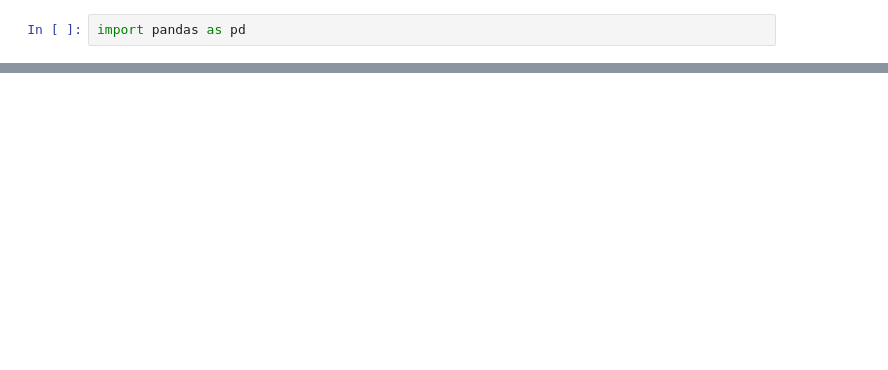
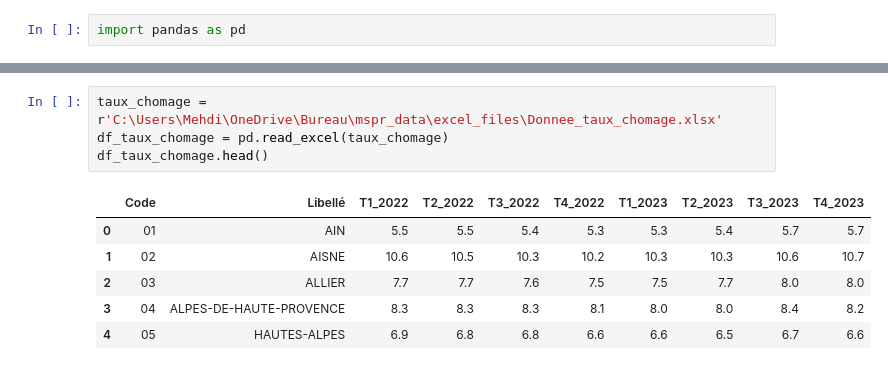
Before and after one commit to iliasNour/mspr_data, a Jupyter notebook: python_files/MSPR_Big_Data_et_Analyse_de_données.ipynb, the cells around one changed output, grey strips where cells are left out. Saved outputs shown, nothing was run; the diff lists cells and outputs as text; blank space fills up the shorter version.

```diff
--- a/python_files/MSPR_Big_Data_et_Analyse_de_données.ipynb
+++ b/python_files/MSPR_Big_Data_et_Analyse_de_données.ipynb
@@ -21,0 +190,11 @@ df.head(1000)
+# %%
+taux_chomage = r'C:\Users\Mehdi\OneDrive\Bureau\mspr_data\excel_files\Donnee_taux_chomage.xlsx'
+df_taux_chomage = pd.read_excel(taux_chomage)
+df_taux_chomage.head()
+# %% [output]
+|  | Code | Libellé | T1_2022 | T2_2022 | T3_2022 | T4_2022 | T1_2023 | T2_2023 | T3_2023 | T4_2023 |
+| 0 | 01 | AIN | 5.5 | 5.5 | 5.4 | 5.3 | 5.3 | 5.4 | 5.7 | 5.7 |
+| 1 | 02 | AISNE | 10.6 | 10.5 | 10.3 | 10.2 | 10.3 | 10.3 | 10.6 | 10.7 |
+| 2 | 03 | ALLIER | 7.7 | 7.7 | 7.6 | 7.5 | 7.5 | 7.7 | 8.0 | 8.0 |
+| 3 | 04 | ALPES-DE-HAUTE-PROVENCE | 8.3 | 8.3 | 8.3 | 8.1 | 8.0 | 8.0 | 8.4 | 8.2 |
+| 4 | 05 | HAUTES-ALPES | 6.9 | 6.8 | 6.8 | 6.6 | 6.6 | 6.5 | 6.7 | 6.6 |
```
Also changed, not shown: parts of 14 cells of this notebook, 13 other files.
